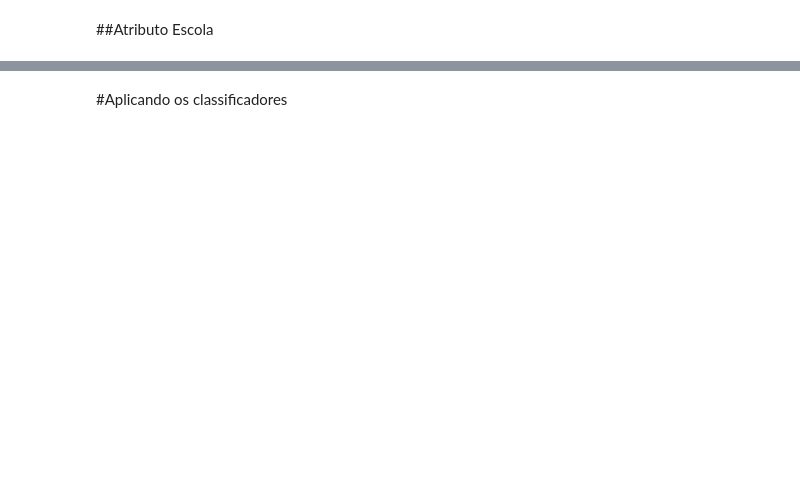
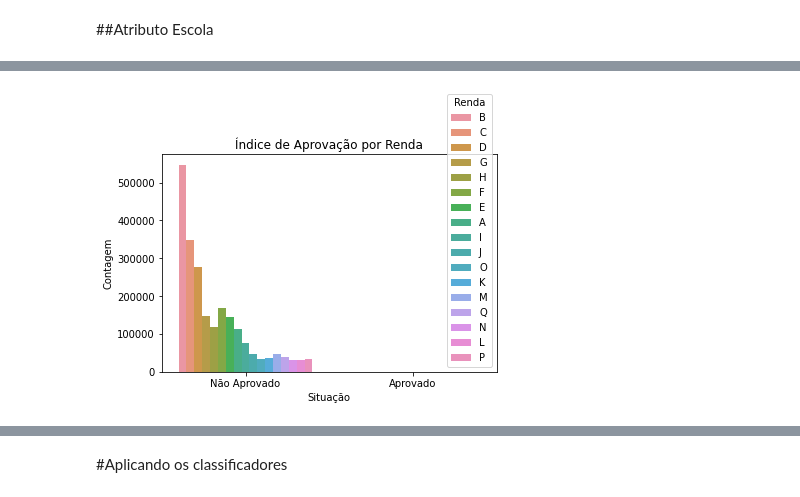
Before and after one commit to GabrielCdev/INEP_dataset_analysis, a Jupyter notebook: INEP_Dataset_Analysis.ipynb, the cells around one changed output, grey strips where cells are left out. Saved outputs shown, nothing was run; the diff lists cells and outputs as text; code cells hidden in the pictures; blank space fills up the shorter version.

```diff
--- a/INEP_Dataset_Analysis.ipynb
+++ b/INEP_Dataset_Analysis.ipynb
@@ -441,0 +536,29 @@ plt.show()
+# %%
+sns.countplot(data=enem_df, x="APROVADO", hue='RENDA')
+
+plt.title('Índice de Aprovação por Renda')
+plt.xlabel('Situação')
+plt.ylabel('Contagem')
+# plt.legend(title='Renda', labels=['Nenhuma renda', 'Até R$ 1.100,00',
+#                                   'R$ 1.100,01 até R$ 1.650,00',
+#                                   'R$ 1.650,01 até R$ 2.200,00',
+#                                   'R$ 2.200,01 até R$ 2.750,00',
+#                                   'R$ 2.750,01 até R$ 3.300,00',
+#                                   'R$ 3.300,01 até R$ 4.400,00',
+#                                   'R$ 4.400,01 até R$ 5.500,00',
+#                                   'R$ 5.500,01 até R$ 6.600,00',
+#                                   'R$ 6.600,01 até R$ 7.700,00',
+#                                   'R$ 7.700,01 até R$ 8.800,00',
+#                                   'R$ 8.800,01 até R$ 9.900,00',
+#                                   'R$ 9.900,01 até R$ 11.000,00',
+#                                   'R$ 11.000,01 até R$ 13.200,00',
+#                                   'R$ 13.200,01 até R$ 16.500,00',
+#                                   'R$ 16.500,01 até R$ 22.000,00',
+#                                   'Acima de R$ 22.000,00'])
+plt.legend(title='Renda')
+plt.xticks([0,1], ['Não Aprovado', 'Aprovado'])
+plt.ticklabel_format(style='plain', axis='y')
+
+plt.show()
+# %% [output]
+[figure, added]
```
Also changed, not shown: parts of 12 cells of this notebook.
